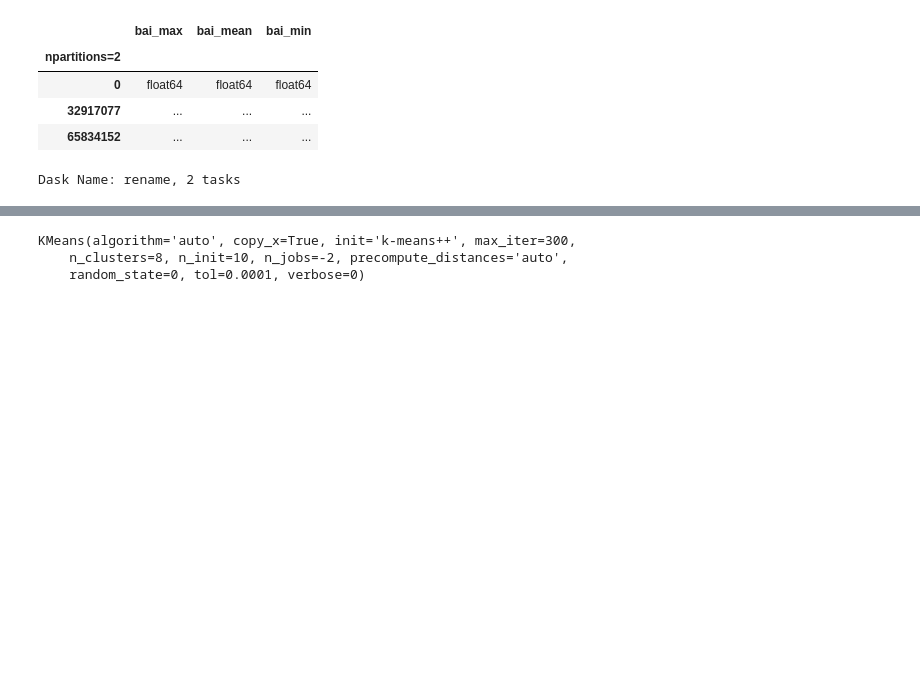
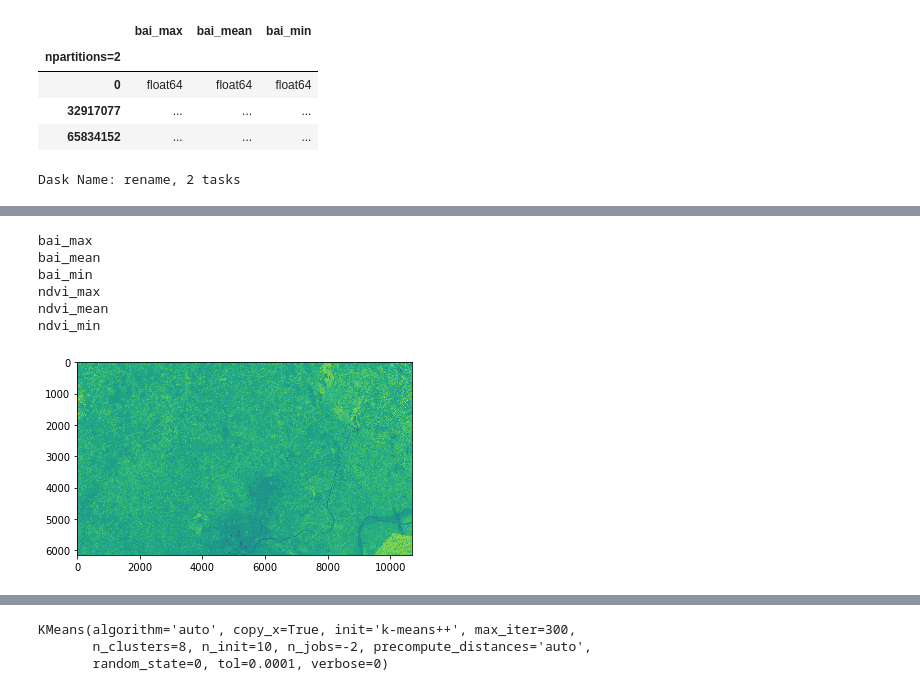
Before and after one commit to mmann1123/IFPRI_Fire_India, a Jupyter notebook: NewCode/Final_Workflow.ipynb, the cells around one changed output, grey strips where cells are left out. Drawn from its saved outputs; the diff is of its cells as text; code cells hidden in the pictures; blank space fills up the shorter version.

```diff
--- a/NewCode/Final_Workflow.ipynb
+++ b/NewCode/Final_Workflow.ipynb
@@ -497,0 +610,4 @@ combined_features.head()
+# %%
+for column in combined_features.columns:
+    print(i)
+r'C:\Users\mmann\Dropbox\IFPRI_Fire_India\Images_new\ts_features\\'+column+'.tif'
@@ -498,2 +622,33 @@ combined_features.head()
+# %%
+# convert TS features  back to raster
+example_raster = r"C:\Users\mmann\Dropbox\IFPRI_Fire_India\Images_new\combine\all_merge_clip.tif"
+ex_row, ex_cols =  rasterio.open(example_raster).shape
+
+for column in combined_features.columns:
+    print(column)
+    f2Array =  combined_features[column].values.reshape(ex_row, ex_cols)
+    plt.imshow(f2Array)
+
+    output_raster = r'C:\Users\mmann\Dropbox\IFPRI_Fire_India\Images_new\ts_features\\'+column+'.tif'
+
+    with rasterio.open(example_raster) as src_dataset:
+
+        kwds = src_dataset.profile
+        kwds.update({
+                'dtype': 'float32',
+                'nodata': -9999
+                })
+
+        with rasterio.open(output_raster, 'w', **kwds) as dst_dataset:
+            # Write data to the destination dataset.
+            dst_dataset.write_band(1, np.float32(f2Array))
+# %% [output]
+bai_max
+bai_mean
+bai_min
+ndvi_max
+ndvi_mean
+ndvi_min
+[figure, added]
 # %% [markdown]
  ## Example unsupervised classification
```
Also changed, not shown: parts of 81 cells of this notebook, 36 other files.
